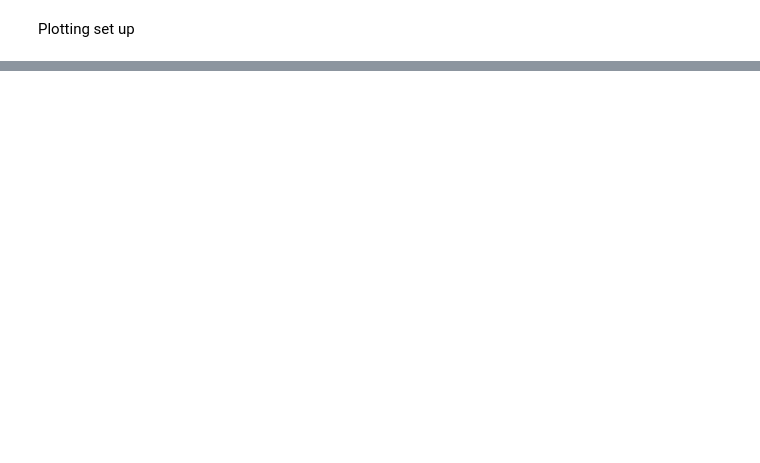
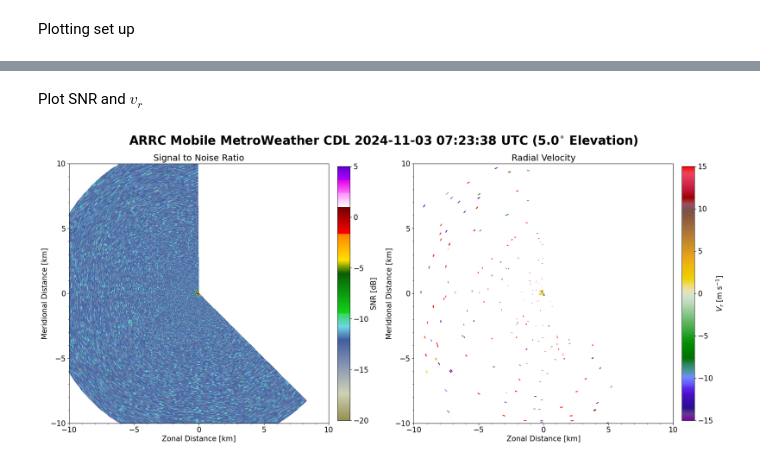
Before and after one commit to robbyfrost/TurbTor_Lidar, a Jupyter notebook: plot_vorticity.ipynb, the cells around one changed output, grey strips where cells are left out. Cells and saved outputs as stored; diff of their text form; code cells hidden in the pictures; blank space fills up the shorter version.

```diff
--- a/plot_vorticity.ipynb
+++ b/plot_vorticity.ipynb
@@ -151,0 +166,43 @@ fig.tight_layout()
+# %% [markdown]
+Plot SNR and $v_r$
+# %%
+rmax = 10 # km
+snr_cmap = snr_cmap()
+
+fig, ax = plt.subplots(figsize=(20,10), ncols=2)
+
+vmin, vmax = -20, 5
+pcm2 = ax[0].pcolormesh(XX.T/1e3, YY.T/1e3, snr,
+                        vmin=vmin, vmax=vmax,
+                        cmap=snr_cmap)
+ax[0].set_title("Signal to Noise Ratio")
+cbar1 = fig.colorbar(pcm2, ax=ax[0], aspect=20, pad=0.03, fraction=0.06, shrink=0.81)
+cbar1.set_label("SNR [dB]")
+cbar1.set_ticks(np.arange(vmin, vmax+0.0001, 5))
+
+vmin, vmax = -15, 15
+pcm1 = ax[1].pcolormesh(XX.T/1e3, YY.T/1e3, vr,
+                        vmin=vmin, vmax=vmax,
+                        cmap="pyart_Carbone42")
+ax[1].set_title("Radial Velocity")
+cbar2 = fig.colorbar(pcm1, ax=ax[1], aspect=20, pad=0.03, fraction=0.06, shrink=0.81)
+cbar2.set_label("$V_r$ [m s$^{-1}$]")
+cbar2.set_ticks(np.arange(vmin, vmax+0.001, 5))
+
+for iax in ax:
+    iax.set_aspect('equal')
+    iax.set_xlim(-rmax,rmax)
+    iax.xaxis.set_major_locator(MultipleLocator(5))
+    iax.xaxis.set_minor_locator(MultipleLocator(1))
+    iax.set_xlabel("Zonal Distance [km]")
+    iax.set_ylim(-rmax,rmax)
+    iax.yaxis.set_major_locator(MultipleLocator(5))
+    iax.yaxis.set_minor_locator(MultipleLocator(1))
+    iax.set_ylabel("Meridional Distance [km]")
+
+plt.suptitle(f"{lidar_loc} MetroWeather CDL {start_date} {start_time} UTC ({round(el[0],1)}$^{{\\circ}}$ Elevation)",
+             fontweight="bold", fontsize=25, y=0.925)
+
+fig.tight_layout()
+# %% [output]
+[figure, added]
```
Also changed, not shown: parts of 11 cells of this notebook, 9 other files.
